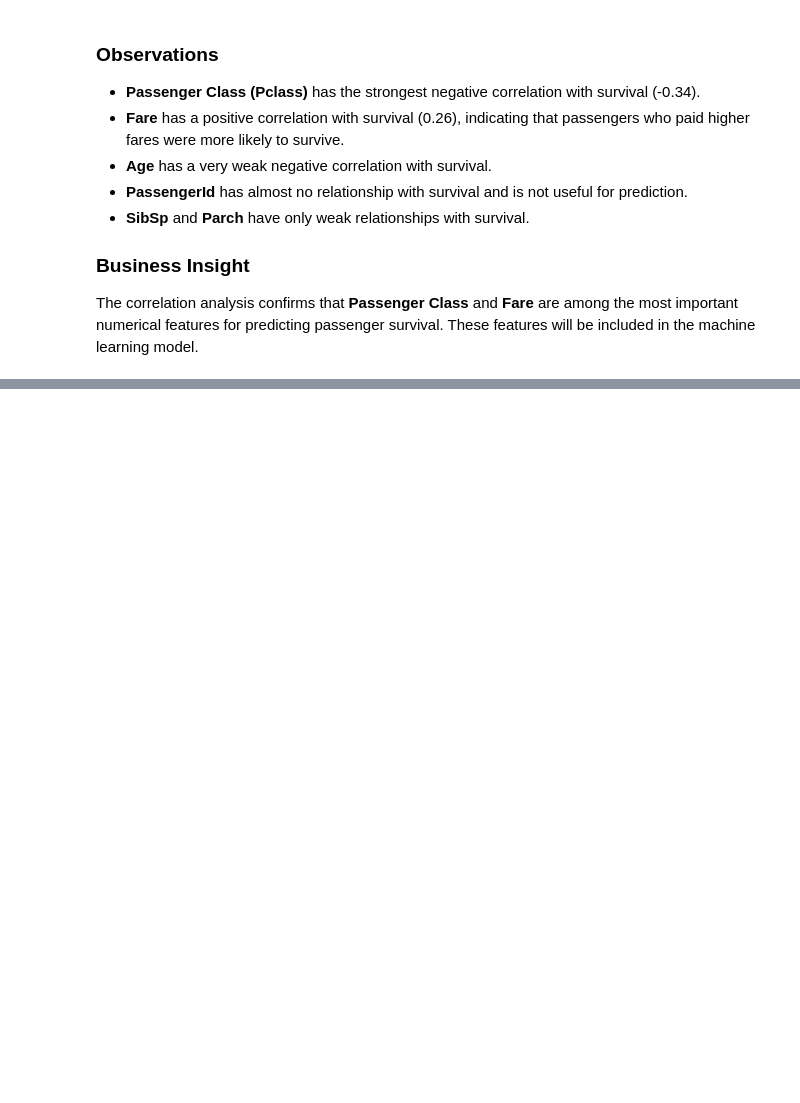
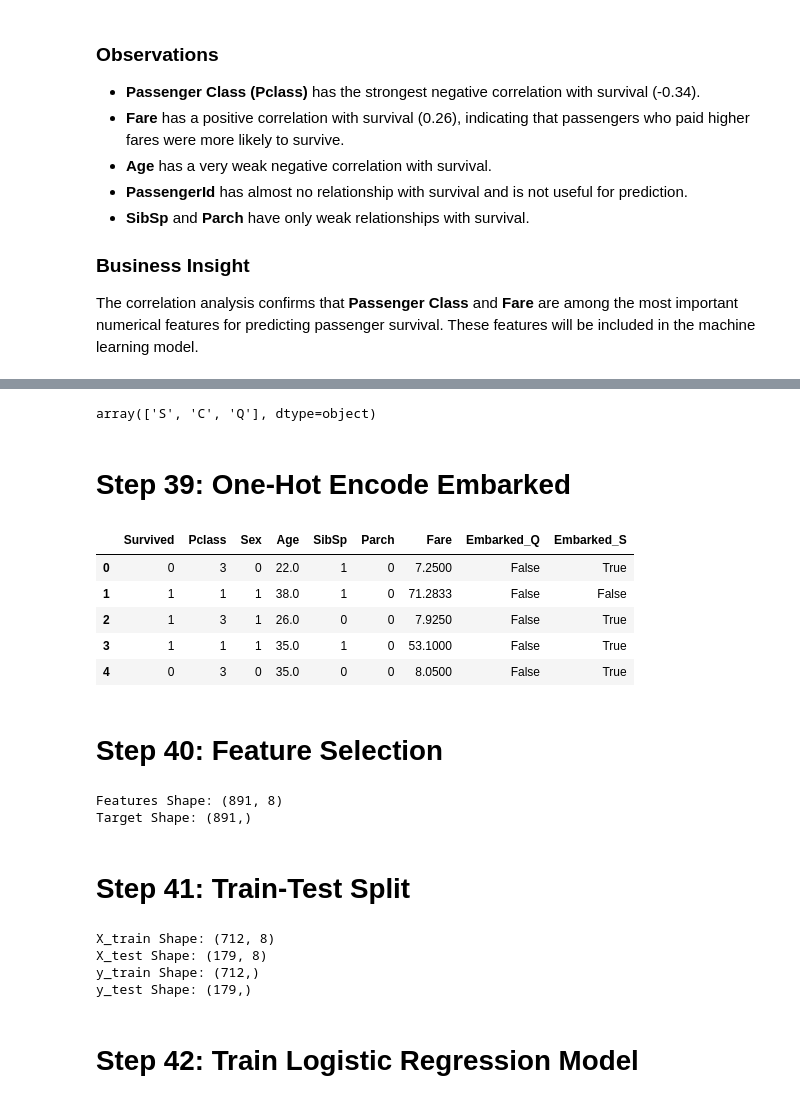
Before and after one commit to AiWriter404/Titanic-Survival-Prediction, a Jupyter notebook: notebooks/Titanic_Survival_Prediction.ipynb, the cells around one changed output, grey strips where cells are left out. Drawn from its saved outputs; the diff is of its cells as text; code cells hidden in the pictures; blank space fills up the shorter version.

```diff
--- a/notebooks/Titanic_Survival_Prediction.ipynb
+++ b/notebooks/Titanic_Survival_Prediction.ipynb
@@ -650,0 +670,6 @@ The correlation analysis confirms that **Passenger Class** and **Fare** are amon
+# %%
+# Drop Unnecessary Columns
+
+train = train.drop(columns=["PassengerId", "Name", "Ticket"])
+
+train.head()
@@ -650,0 +685,9 @@ The correlation analysis confirms that **Passenger Class** and **Fare** are amon
+# %%
+# Encode Sex Column
+
+train["Sex"] = train["Sex"].map({
+    "male": 0,
+    "female": 1
+})
+
+train.head()
@@ -650,0 +701,58 @@ The correlation analysis confirms that **Passenger Class** and **Fare** are amon
+# %%
+train["Embarked"].unique()
+# %% [output]
+array(['S', 'C', 'Q'], dtype=object)
+# %% [markdown]
+# **Step 39: One-Hot Encode Embarked**
+# %%
+# One-Hot Encode Embarked
+
+train = pd.get_dummies(train, columns=["Embarked"], drop_first=True)
+
+train.head()
+# %% [output]
+|  | Survived | Pclass | Sex | Age | SibSp | Parch | Fare | Embarked_Q | Embarked_S |
+| 0 | 0 | 3 | 0 | 22.0 | 1 | 0 | 7.2500 | False | True |
+| 1 | 1 | 1 | 1 | 38.0 | 1 | 0 | 71.2833 | False | False |
+| 2 | 1 | 3 | 1 | 26.0 | 0 | 0 | 7.9250 | False | True |
+| 3 | 1 | 1 | 1 | 35.0 | 1 | 0 | 53.1000 | False | True |
+| 4 | 0 | 3 | 0 | 35.0 | 0 | 0 | 8.0500 | False | True |
+# %% [markdown]
+# **Step 40: Feature Selection**
+# %%
+# Define Features (X) and Target (y)
+
+X = train.drop("Survived", axis=1)
+
+y = train["Survived"]
+
+print("Features Shape:", X.shape)
+print("Target Shape:", y.shape)
+# %% [output]
+Features Shape: (891, 8)
+Target Shape: (891,)
+# %% [markdown]
+# **Step 41: Train-Test Split**
+# %%
+# Split Data into Training and Testing Sets
+
+from sklearn.model_selection import train_test_split
+
+X_train, X_test, y_train, y_test = train_test_split(
+    X,
+    y,
+    test_size=0.2,
+    random_state=42
+)
+
+print("X_train Shape:", X_train.shape)
+print("X_test Shape:", X_test.shape)
+print("y_train Shape:", y_train.shape)
+print("y_test Shape:", y_test.shape)
+# %% [output]
+X_train Shape: (712, 8)
+X_test Shape: (179, 8)
+y_train Shape: (712,)
+y_test Shape: (179,)
+# %% [markdown]
+# **Step 42: Train Logistic Regression Model**
```
Also changed, not shown: parts of 6 cells of this notebook.
